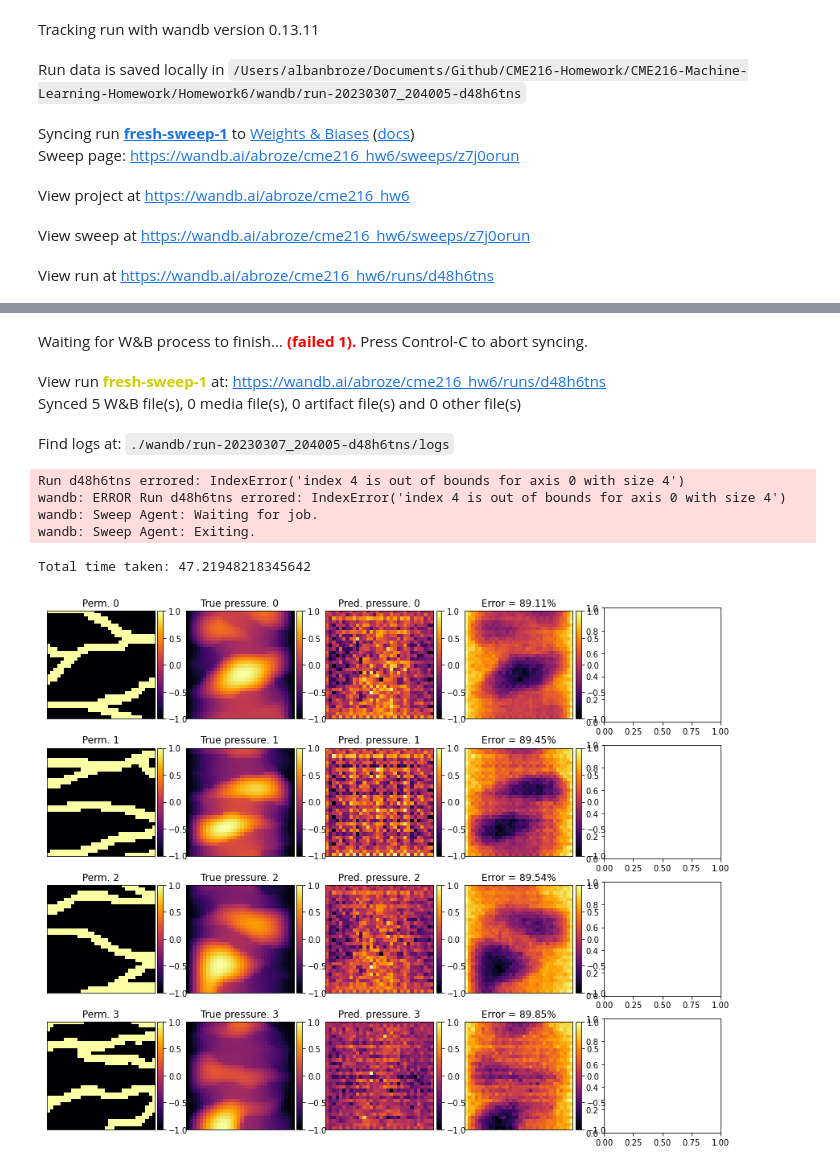
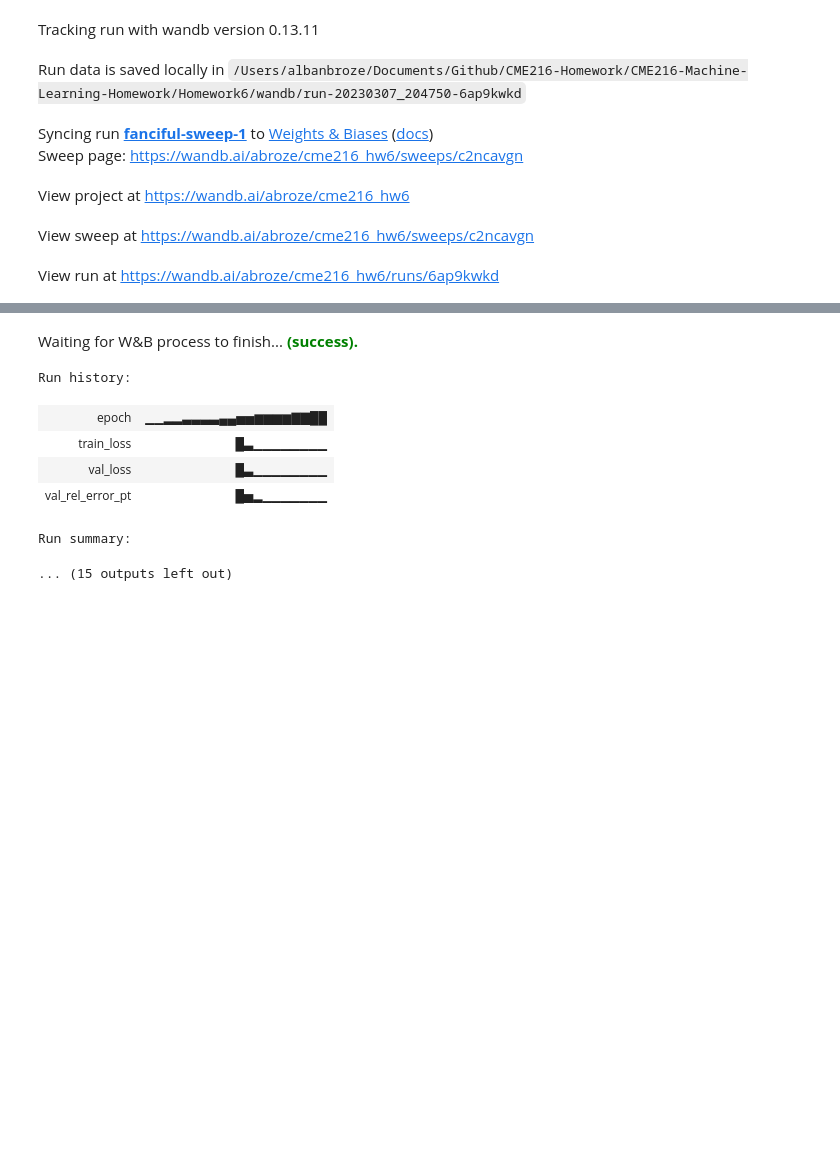
Before and after one commit to abroze/CM216_ML_Homeworks, a Jupyter notebook: Homework6/Homework6.ipynb, the cells around one changed output, grey strips where cells are left out. Cells and saved outputs as stored; diff of their text form; code cells hidden in the pictures; blank space fills up the shorter version.

```diff
--- a/Homework6/Homework6.ipynb
+++ b/Homework6/Homework6.ipynb
@@ -186,8 +186,10 @@ def train(config=None):
             diff_ = (val_pressure_pred - val_pressure.unsqueeze(1)).detach().cpu().numpy().squeeze()
             diff_vec = np.reshape(diff_, (diff_.shape[0], -1))
             val_l2_pt_error = np.mean(np.linalg.norm(diff_vec, axis=1) / np.linalg.norm(np.reshape(val_pressure.detach().cpu().numpy(), (val_pressure.shape[0], -1)), axis=1), axis=0) * 100
+            val_indiv_rel_error = np.linalg.norm(diff_vec, axis=1) / np.linalg.norm(np.reshape(val_pressure.detach().cpu().numpy(), (val_pressure.shape[0], -1)), axis=1) * 100
+            hist = wandb.Histogram(np_histogram=np.histogram(val_indiv_rel_error))
 
-            wandb.log({"val_loss": val_loss.item(), "train_loss": loss.item(), "val_rel_error_pt": val_l2_pt_error, "epoch": epoch})
+            wandb.log({"val_loss": val_loss.item(), "train_loss": loss.item(), "val_rel_error_pt": val_l2_pt_error, "val_indiv_rel_error_pt": wandb.plot.histogram(hist), "epoch": epoch})
             print (f"Epoch [{epoch+1}/{num_epochs}], Step [{i+1}/{total_step}], \
                     Training Loss: {loss.item():.4f}, Validation Loss: {val_loss.item():.4f}, \
                     Val. error (in %) = {val_l2_pt_error:.2f}%")
@@ -209,9 +211,9 @@ wandb:  lr: 0.001
 wandb:  reg_param: 0
 wandb: WARNING Ignored wandb.init() arg project when running a sweep.
 Tracking run with wandb version 0.13.11
-Run data is saved locally in /Users/albanbroze/Documents/Github/CME216-Homework/CME216-Machine-Learning-Homework/Homework6/wandb/run-20230307_204005-d48h6tns
+Run data is saved locally in /Users/albanbroze/Documents/Github/CME216-Homework/CME216-Machine-Learning-Homework/Homework6/wandb/run-20230307_204750-6ap9kwkd
-Syncing run fresh-sweep-1 to Weights & Biases (docs)
-Sweep page: https://wandb.ai/abroze/cme216_hw6/sweeps/z7j0orun
+Syncing run fanciful-sweep-1 to Weights & Biases (docs)
+Sweep page: https://wandb.ai/abroze/cme216_hw6/sweeps/c2ncavgn
 View project at https://wandb.ai/abroze/cme216_hw6
-View sweep at https://wandb.ai/abroze/cme216_hw6/sweeps/z7j0orun
+View sweep at https://wandb.ai/abroze/cme216_hw6/sweeps/c2ncavgn
-View run at https://wandb.ai/abroze/cme216_hw6/runs/d48h6tns
+View run at https://wandb.ai/abroze/cme216_hw6/runs/6ap9kwkd
@@ -218,10 +230,8 @@ View run at https://wandb.ai/abroze/cme216_hw6/runs/d48h6tns
-Waiting for W&B process to finish... (failed 1). Press Control-C to abort syncing.
+Waiting for W&B process to finish... (success).
-View run fresh-sweep-1 at: https://wandb.ai/abroze/cme216_hw6/runs/d48h6tns
-Synced 5 W&B file(s), 0 media file(s), 0 artifact file(s) and 0 other file(s)
-Find logs at: ./wandb/run-20230307_204005-d48h6tns/logs
-Run d48h6tns errored: IndexError('index 4 is out of bounds for axis 0 with size 4')
-wandb: ERROR Run d48h6tns errored: IndexError('index 4 is out of bounds for axis 0 with size 4')
-wandb: Sweep Agent: Waiting for job.
-wandb: Sweep Agent: Exiting.
-Total time taken: 47.21948218345642
+Run history:
-[figure, removed]
+| epoch | ▁▁▂▂▃▃▃▃▄▄▅▅▆▆▆▆▇▇██ |
+| train_loss | █▃▁▁▁▁▁▁▁▁ |
+| val_loss | █▃▁▁▁▁▁▁▁▁ |
+| val_rel_error_pt | █▅▂▁▁▁▁▁▁▁ |
+Run summary:
+... (15 outputs left out)
```
Also changed, not shown: parts of 3 cells of this notebook, 47 other files.
